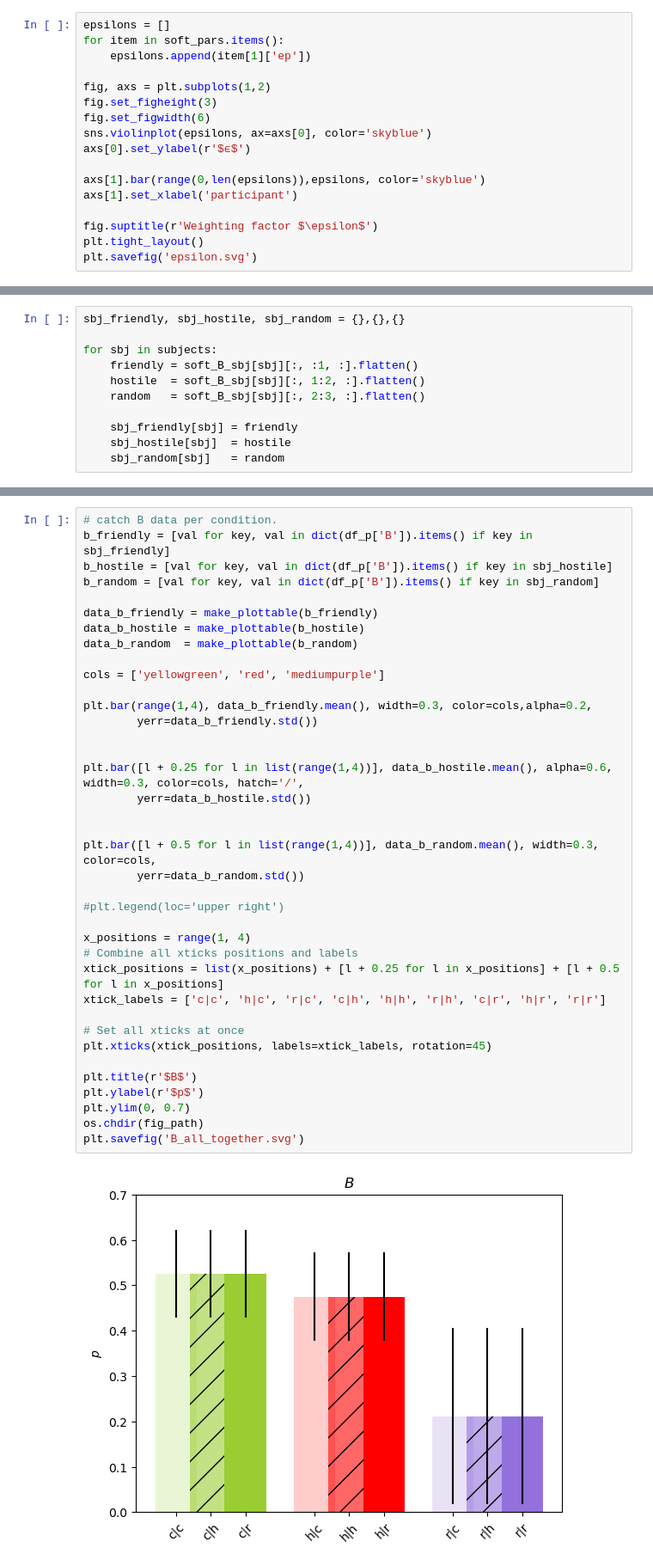
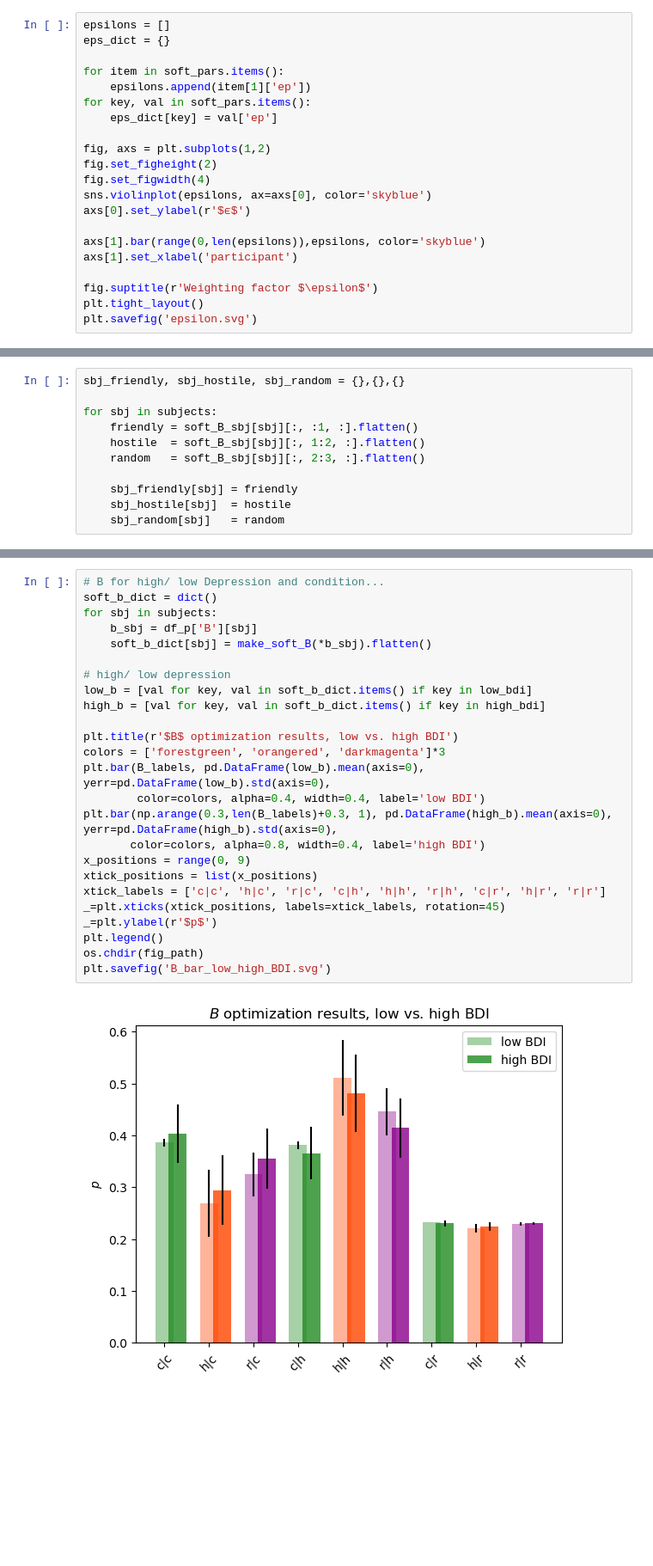
Before and after one commit to Eckertal/pymdp_depression, a Jupyter notebook: fitting/opt_results.ipynb, the cells around one changed output, grey strips where cells are left out. Shown: that part at 86% size. Saved outputs shown, nothing was run; the diff lists cells and outputs as text; blank space fills up the shorter version.

Commit message:
min-max analyses, updated B plots

```diff
--- a/fitting/opt_results.ipynb
+++ b/fitting/opt_results.ipynb
@@ -472,11 +590,15 @@ plot_c_violin(high_a, title=str(r'$A$: high BDI'), filename='a_violin_highBDI.sv
 # %%
 epsilons = []
+eps_dict = {}
+
 for item in soft_pars.items():
     epsilons.append(item[1]['ep'])
+for key, val in soft_pars.items():
+    eps_dict[key] = val['ep']
 
 fig, axs = plt.subplots(1,2)
-fig.set_figheight(3)
-fig.set_figwidth(6)
+fig.set_figheight(2)
+fig.set_figwidth(4)
 sns.violinplot(epsilons, ax=axs[0], color='skyblue')
 axs[0].set_ylabel(r'$ϵ$')
 
@@ -550,40 +713,27 @@ sbj_friendly
 # %%
-# catch B data per condition.
-b_friendly = [val for key, val in dict(df_p['B']).items() if key in sbj_friendly]
-b_hostile = [val for key, val in dict(df_p['B']).items() if key in sbj_hostile]
-b_random = [val for key, val in dict(df_p['B']).items() if key in sbj_random]
+# B for high/ low Depression and condition...
+soft_b_dict = dict()
+for sbj in subjects:
+    b_sbj = df_p['B'][sbj]
+    soft_b_dict[sbj] = make_soft_B(*b_sbj).flatten()
 
-data_b_friendly = make_plottable(b_friendly)
-data_b_hostile = make_plottable(b_hostile)
-data_b_random  = make_plottable(b_random)
+# high/ low depression
+low_b = [val for key, val in soft_b_dict.items() if key in low_bdi]
+high_b = [val for key, val in soft_b_dict.items() if key in high_bdi]
 
-cols = ['yellowgreen', 'red', 'mediumpurple']
-
-plt.bar(range(1,4), data_b_friendly.mean(), width=0.3, color=cols,alpha=0.2,
-        yerr=data_b_friendly.std())
-
-
-plt.bar([l + 0.25 for l in list(range(1,4))], data_b_hostile.mean(), alpha=0.6, width=0.3, color=cols, hatch='/',
-        yerr=data_b_hostile.std())
-
-
-plt.bar([l + 0.5 for l in list(range(1,4))], data_b_random.mean(), width=0.3, color=cols,
-        yerr=data_b_random.std())
-
-#plt.legend(loc='upper right')
-
-x_positions = range(1, 4)
-# Combine all xticks positions and labels
-xtick_positions = list(x_positions) + [l + 0.25 for l in x_positions] + [l + 0.5 for l in x_positions]
+plt.title(r'$B$ optimization results, low vs. high BDI')
+colors = ['forestgreen', 'orangered', 'darkmagenta']*3
+plt.bar(B_labels, pd.DataFrame(low_b).mean(axis=0), yerr=pd.DataFrame(low_b).std(axis=0),
+        color=colors, alpha=0.4, width=0.4, label='low BDI')
+plt.bar(np.arange(0.3,len(B_labels)+0.3, 1), pd.DataFrame(high_b).mean(axis=0), yerr=pd.DataFrame(high_b).std(axis=0),
+       color=colors, alpha=0.8, width=0.4, label='high BDI')
+x_positions = range(0, 9)
+xtick_positions = list(x_positions)
 xtick_labels = ['c|c', 'h|c', 'r|c', 'c|h', 'h|h', 'r|h', 'c|r', 'h|r', 'r|r']
-
-# Set all xticks at once
-plt.xticks(xtick_positions, labels=xtick_labels, rotation=45)
-
-plt.title(r'$B$')
-plt.ylabel(r'$p$')
-plt.ylim(0, 0.7)
+_=plt.xticks(xtick_positions, labels=xtick_labels, rotation=45)
+_=plt.ylabel(r'$p$')
+plt.legend()
 os.chdir(fig_path)
-plt.savefig('B_all_together.svg')
+plt.savefig('B_bar_low_high_BDI.svg')
 # %% [output]
-[figure, old version]
+[figure, new version]
```
Also changed, not shown: parts of 49 cells of this notebook, 38 other files.
